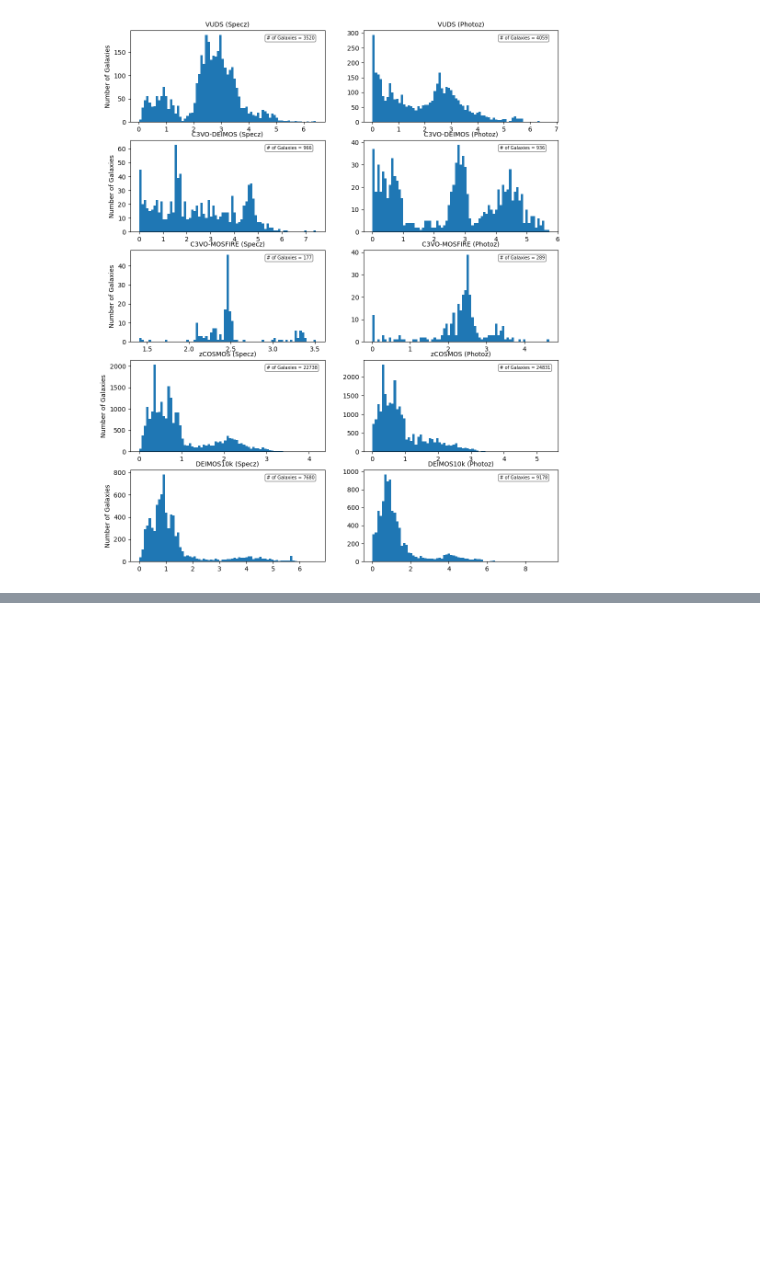
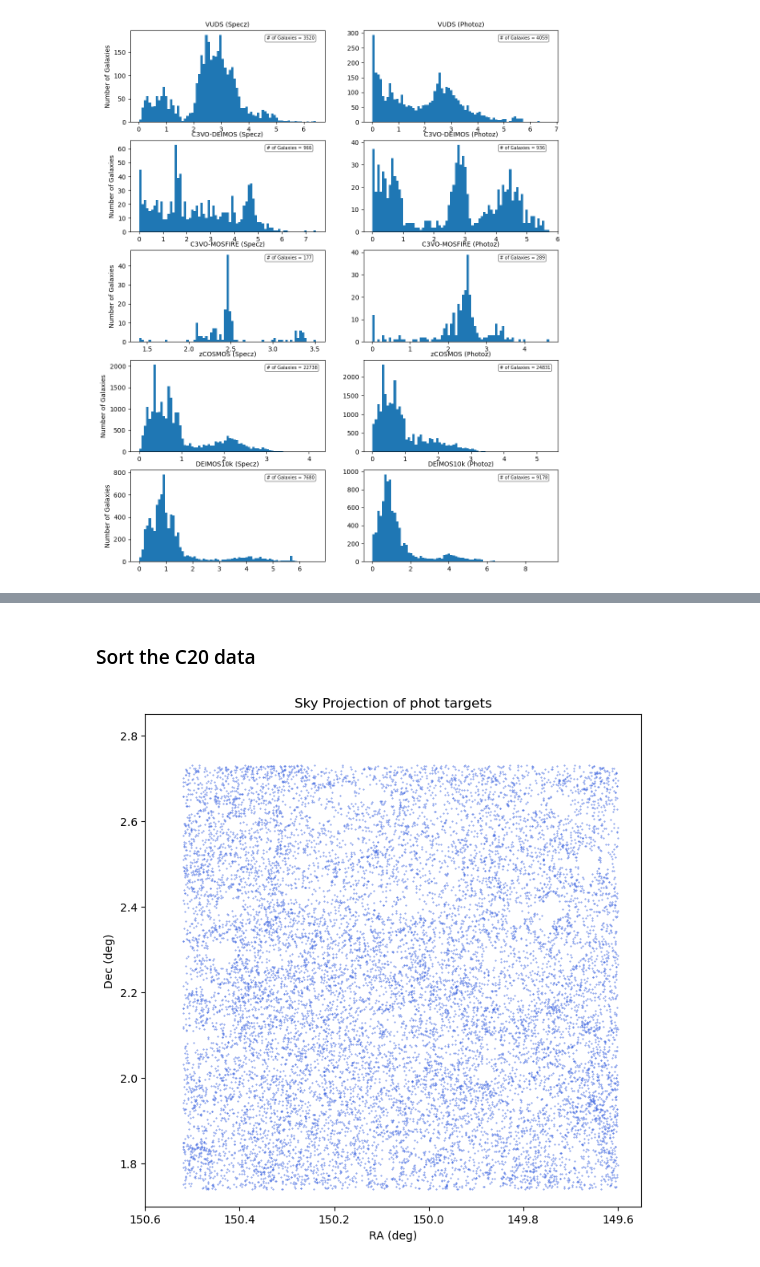
Before and after one commit to dereksikorski/699_1, a Jupyter notebook: VisualizeData.ipynb, the cells around one changed output, grey strips where cells are left out. Saved outputs shown, nothing was run; the diff lists cells and outputs as text; code cells hidden in the pictures; blank space fills up the shorter version.

```diff
--- a/VisualizeData.ipynb
+++ b/VisualizeData.ipynb
@@ -123,0 +174,5 @@ plt.show()
+# %%
+### Define the volume of Hyperion ###
+ra_range = (149.6, 150.52)
+dec_range = (1.74, 2.73)            # All values per Cucciati+ 2018
+z_range = (2.35, 2.55)
@@ -123,0 +265,32 @@ plt.show()
+# %% [markdown]
+### Sort the C20 data
+# %%
+### Narrow down the photo-targets ###
+phot_use_idx = np.where( (ra_range[0]<= cosmos["ALPHA_J2000"]) & (cosmos["ALPHA_J2000"] <= ra_range[1])          # RA check
+                 & (dec_range[0] <= cosmos["DELTA_J2000"]) & (cosmos["DELTA_J2000"] <= dec_range[1])      # Dec check
+                 & (z_range[0] <= cosmos["lp_zPDF"]) & (cosmos["lp_zPDF"]<= z_range[1])         # redshift check
+                 & (cosmos["lp_type"]==0))[0]           # Object type from lephare
+
+
+phot_use = cosmos[phot_use_idx]     # Trim the spec catalog to only include galaxies I care about
+
+# Get rid of galaxies that have a spec counterpart
+idxs = []
+for i, c20_id in enumerate(phot_use["ID"]):
+    if c20_id in spec_use[:,0]: idxs.append(i)
+
+phot_use = np.delete(phot_use, idxs, axis=0)
+# %%
+### Plot the sky-projection of the Cosmos data ###
+fig = plt.figure(figsize=(8,8))
+ax = fig.add_subplot()
+
+ax.scatter(phot_use["ALPHA_J2000"], phot_use["DELTA_J2000"], s = 0.5, marker=".", color = "royalblue")
+
+ax.set(title=r"Sky Projection of phot targets", xlabel=r"RA (deg)", ylabel=r"Dec (deg)", xlim=(149.55, 150.6), ylim=(1.7, 2.85))
+plt.gca().invert_xaxis()
+
+
+plt.show()
+# %% [output]
+[figure, added]
```
Also changed, not shown: parts of 25 cells of this notebook, 3 other files.
